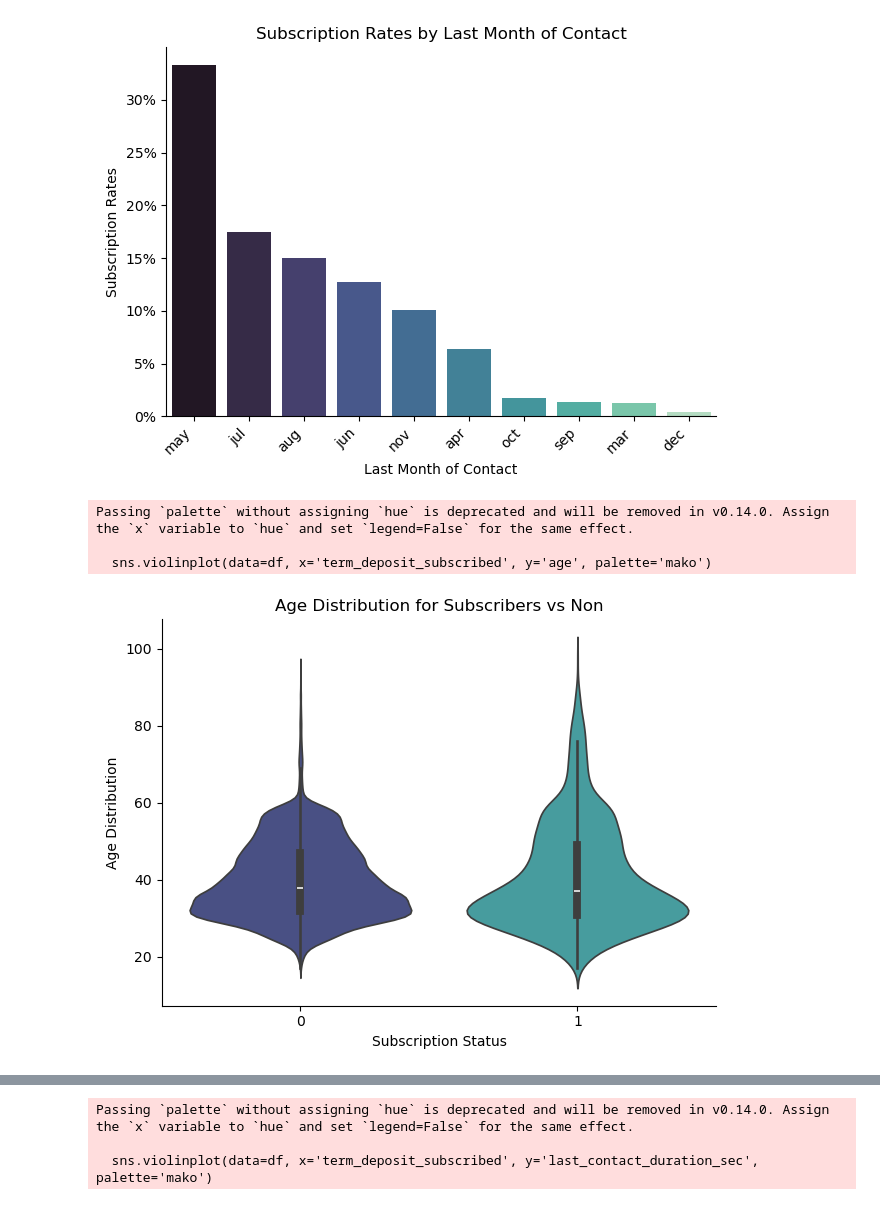
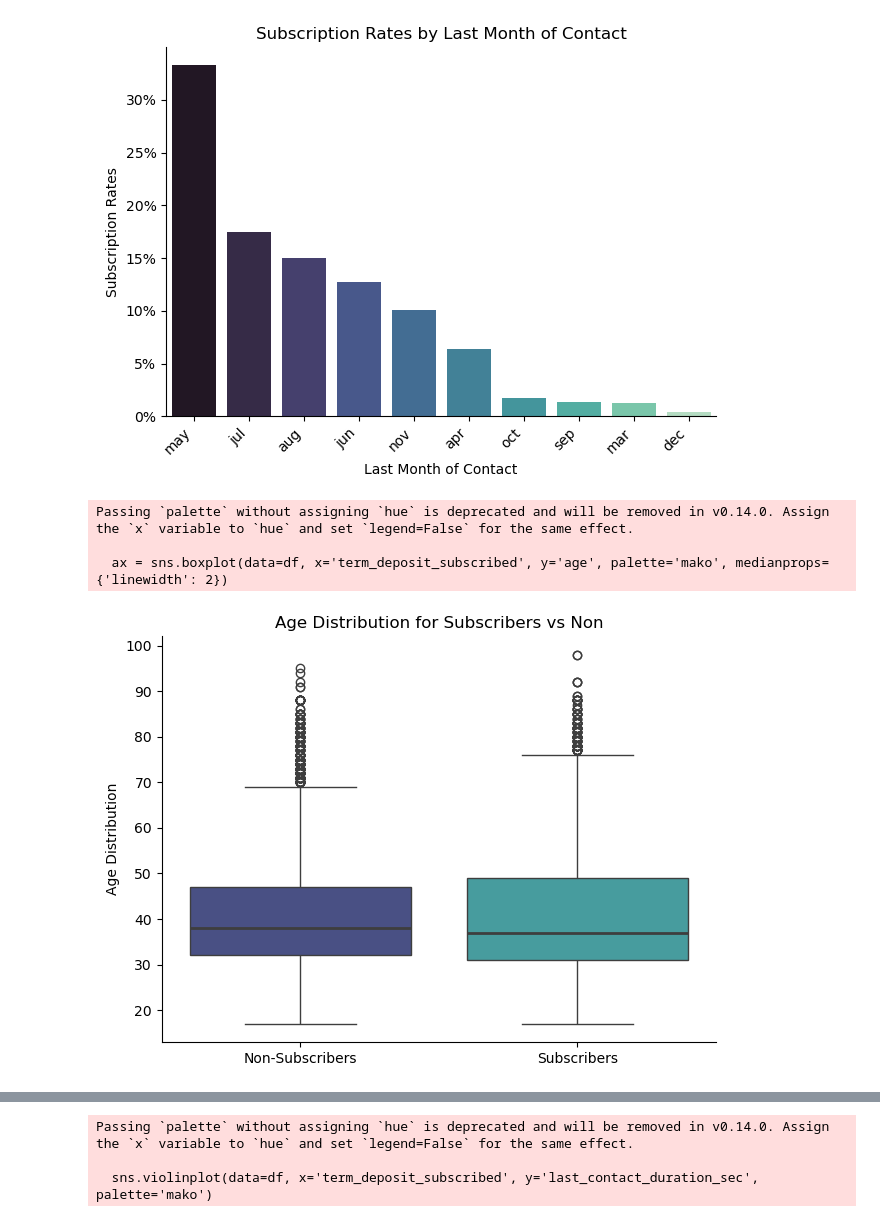
Before and after one commit to Brandon-m-Y/MSBA-Capstone-Project, a Jupyter notebook: 2_EDA.ipynb, the cells around one changed output, grey strips where cells are left out. Drawn from its saved outputs; the diff is of its cells as text; code cells hidden in the pictures.

Commit message:
Visualization uptdates in EDA

```diff
--- a/2_EDA.ipynb
+++ b/2_EDA.ipynb
@@ -1458,15 +1474,16 @@ Passing `palette` without assigning `hue` is deprecated and will be removed in v
 # %%
 # Age distributions of subscribers
 
-sns.violinplot(data=df, x='term_deposit_subscribed', y='age', palette='mako')
+ax = sns.boxplot(data=df, x='term_deposit_subscribed', y='age', palette='mako', medianprops={'linewidth': 2})
 plt.title('Age Distribution for Subscribers vs Non')
+ax.set_xticklabels(['Non-Subscribers', 'Subscribers'])
 plt.ylabel('Age Distribution')
-plt.xlabel('Subscription Status')
+plt.xlabel('')
 sns.despine()
 plt.tight_layout()
 plt.show()
 # %% [output]
 Passing `palette` without assigning `hue` is deprecated and will be removed in v0.14.0. Assign the `x` variable to `hue` and set `legend=False` for the same effect.
 
-  sns.violinplot(data=df, x='term_deposit_subscribed', y='age', palette='mako')
+  ax = sns.boxplot(data=df, x='term_deposit_subscribed', y='age', palette='mako', medianprops={'linewidth': 2})
-[figure, old version]
+[figure, new version]
```
Also changed, not shown: parts of 3 cells of this notebook, 2 other files.
